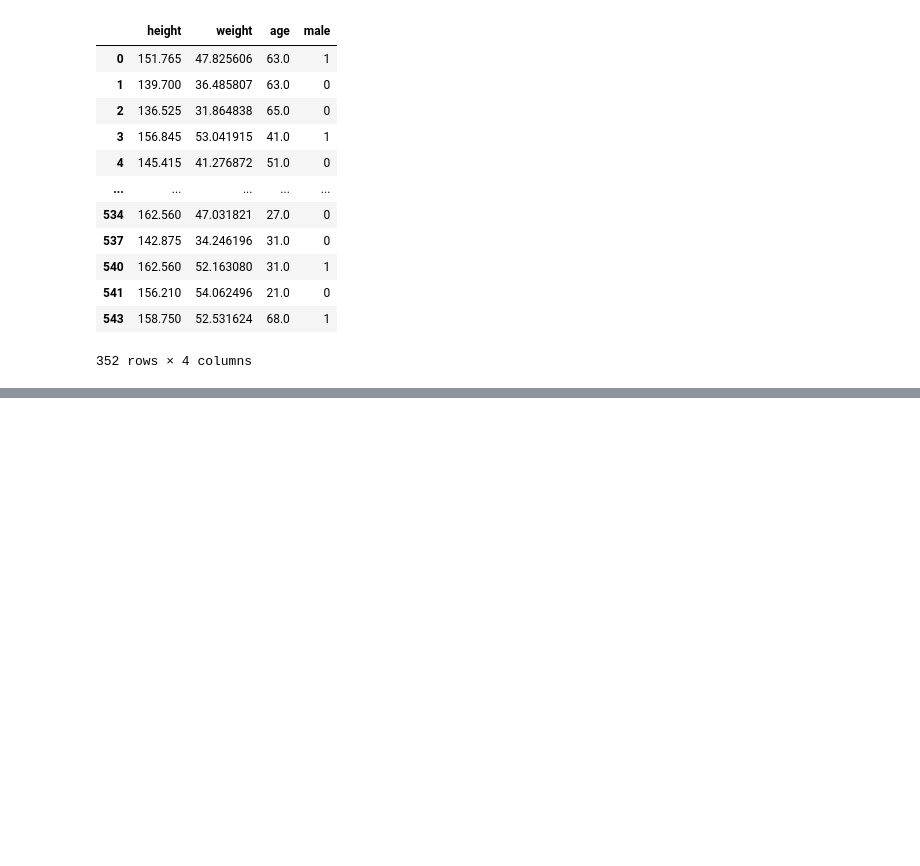
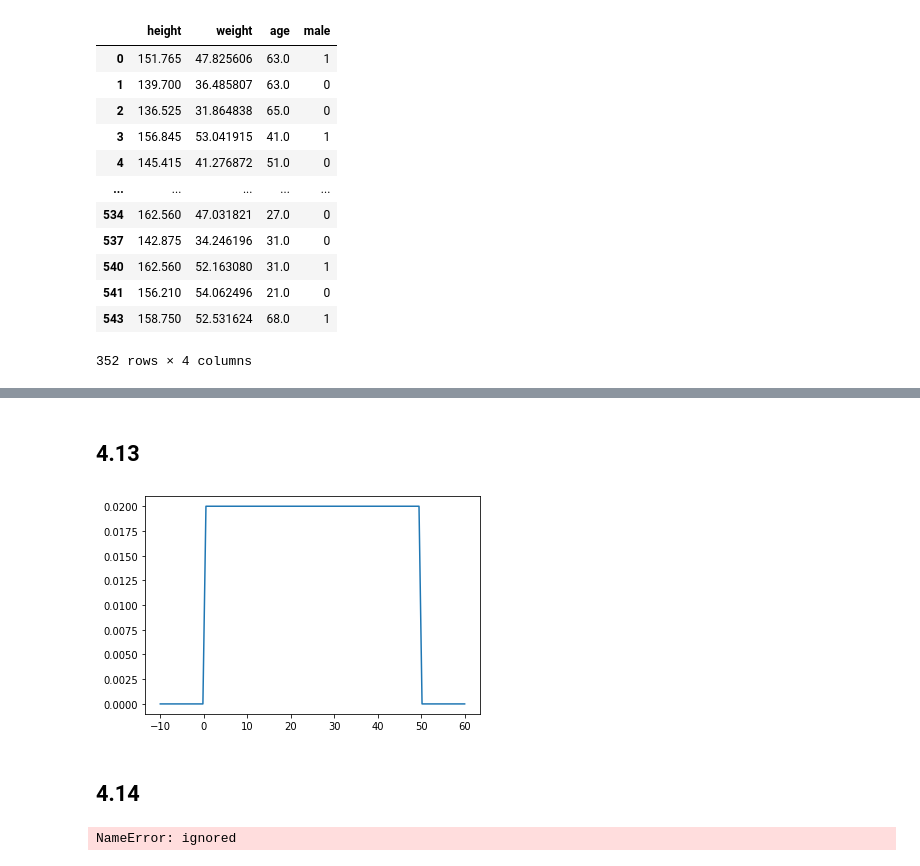
Before and after one commit to 8wgf3b/books, a Jupyter notebook: stat_rethink/Chap4.ipynb, the cells around one changed output, grey strips where cells are left out. Cells and saved outputs as stored; diff of their text form; code cells hidden in the pictures; blank space fills up the shorter version.

```diff
--- a/stat_rethink/Chap4.ipynb
+++ b/stat_rethink/Chap4.ipynb
@@ -135,0 +144,16 @@ d2
+# %% [markdown]
+## 4.13
+# %%
+x = jnp.linspace(-10, 60, 101)
+plt.plot(x, jnp.exp(dist.Uniform(0, 50, validate_args=True).log_prob(x)))
+plt.show()
+# %% [output]
+[figure, added]
+# %% [markdown]
+## 4.14
+# %%
+samplemu = dist.Normal(178, 20).sample(key, (10000,))
+priorh = dist.Normal(samplemu, samplestd)
+priorh.sample(key).shape
+# %% [output]
+NameError: ignored
```
Also changed, not shown: parts of 9 cells of this notebook.
